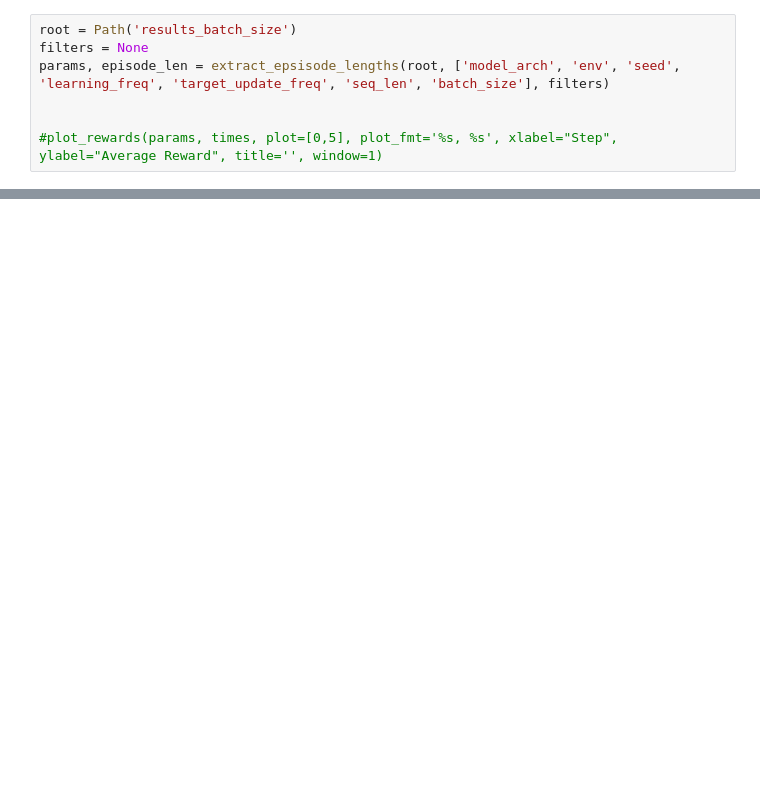
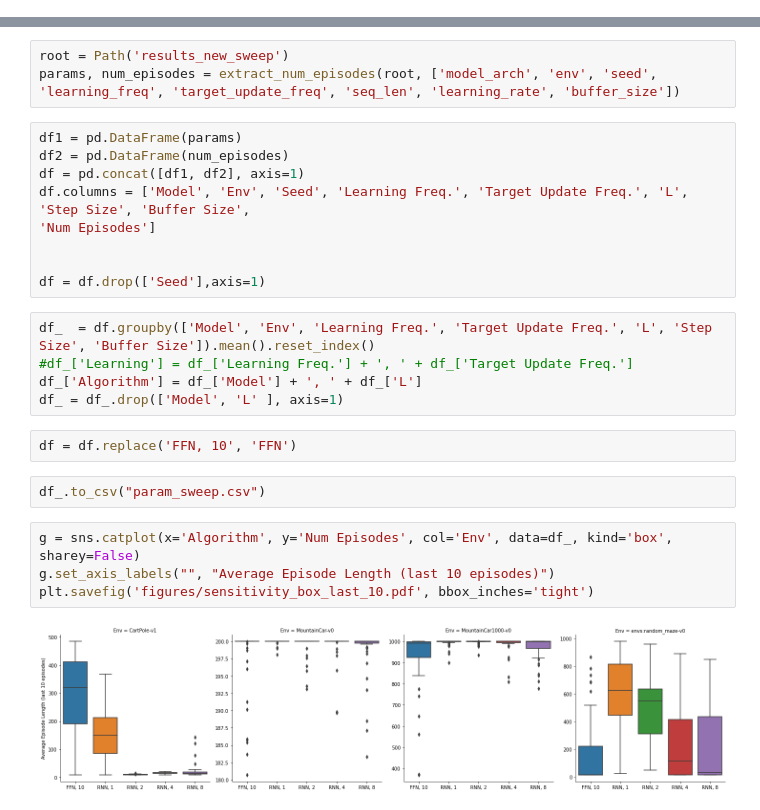
Before and after one commit to RevanMacQueen/DRQN, a Jupyter notebook: visualizations.ipynb, the cells around one changed output, grey strips where cells are left out. Saved outputs shown, nothing was run; the diff lists cells and outputs as text; blank space fills up the shorter version.

```diff
--- a/visualizations.ipynb
+++ b/visualizations.ipynb
@@ -64,7 +64,0 @@ def plot_episode_len(params: np.array, data: np.array, row=None, col=None, plot=
-# %%
-root = Path('results_batch_size')
-filters = None
-params, episode_len = extract_epsisode_lengths(root, ['model_arch', 'env', 'seed', 'learning_freq', 'target_update_freq', 'seq_len', 'batch_size'], filters)
-
-
-#plot_rewards(params, times, plot=[0,5], plot_fmt='%s, %s', xlabel="Step", ylabel="Average Reward", title='', window=1)
@@ -86,0 +100,27 @@ plt.savefig("batch_size.pdf")
+# %%
+root = Path('results_new_sweep')
+params, num_episodes = extract_num_episodes(root, ['model_arch', 'env', 'seed', 'learning_freq', 'target_update_freq', 'seq_len', 'learning_rate', 'buffer_size'])
+# %%
+df1 = pd.DataFrame(params)
+df2 = pd.DataFrame(num_episodes)
+df = pd.concat([df1, df2], axis=1)
+df.columns = ['Model', 'Env', 'Seed', 'Learning Freq.', 'Target Update Freq.', 'L', 'Step Size', 'Buffer Size',
+'Num Episodes']
+
+
+df = df.drop(['Seed'],axis=1)
+# %%
+df_  = df.groupby(['Model', 'Env', 'Learning Freq.', 'Target Update Freq.', 'L', 'Step Size', 'Buffer Size']).mean().reset_index()
+#df_['Learning'] = df_['Learning Freq.'] + ', ' + df_['Target Update Freq.']
+df_['Algorithm'] = df_['Model'] + ', ' + df_['L']
+df_ = df_.drop(['Model', 'L' ], axis=1)
+# %%
+df = df.replace('FFN, 10', 'FFN')
+# %%
+df_.to_csv("param_sweep.csv")
+# %%
+g = sns.catplot(x='Algorithm', y='Num Episodes', col='Env', data=df_, kind='box', sharey=False)
+g.set_axis_labels("", "Average Episode Length (last 10 episodes)")
+plt.savefig('figures/sensitivity_box_last_10.pdf', bbox_inches='tight')
+# %% [output]
+[figure, added]
```
Also changed, not shown: parts of 7 cells of this notebook, 16 other files.
